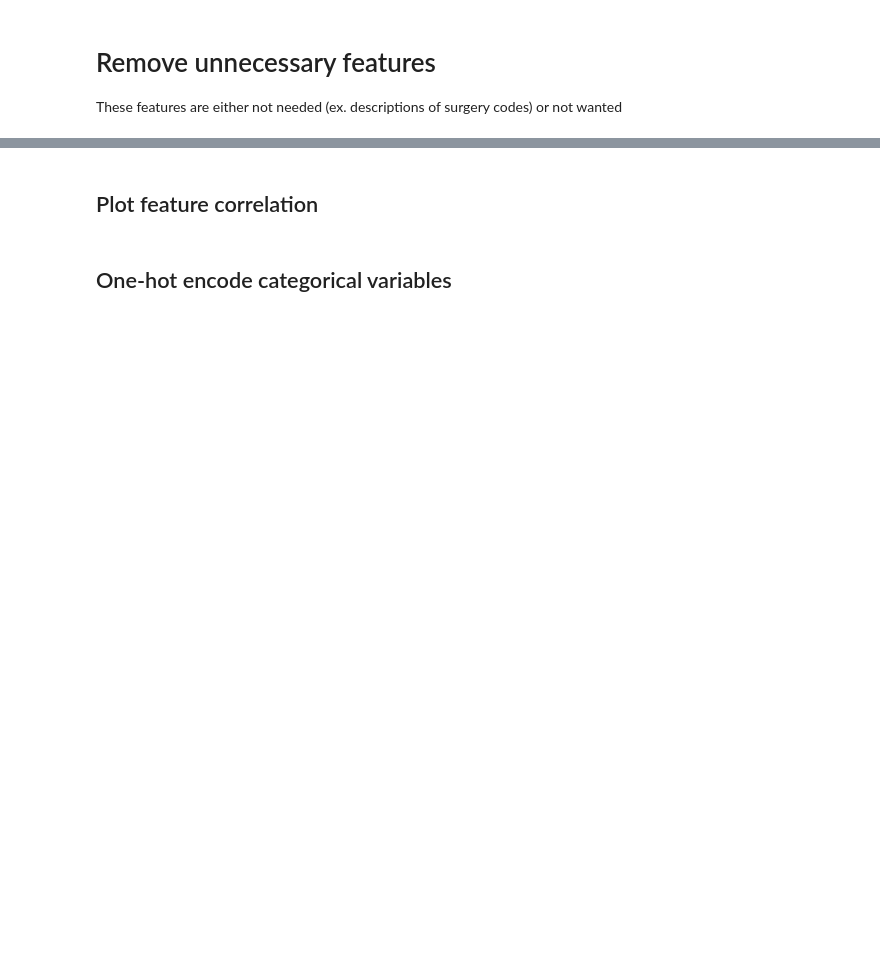
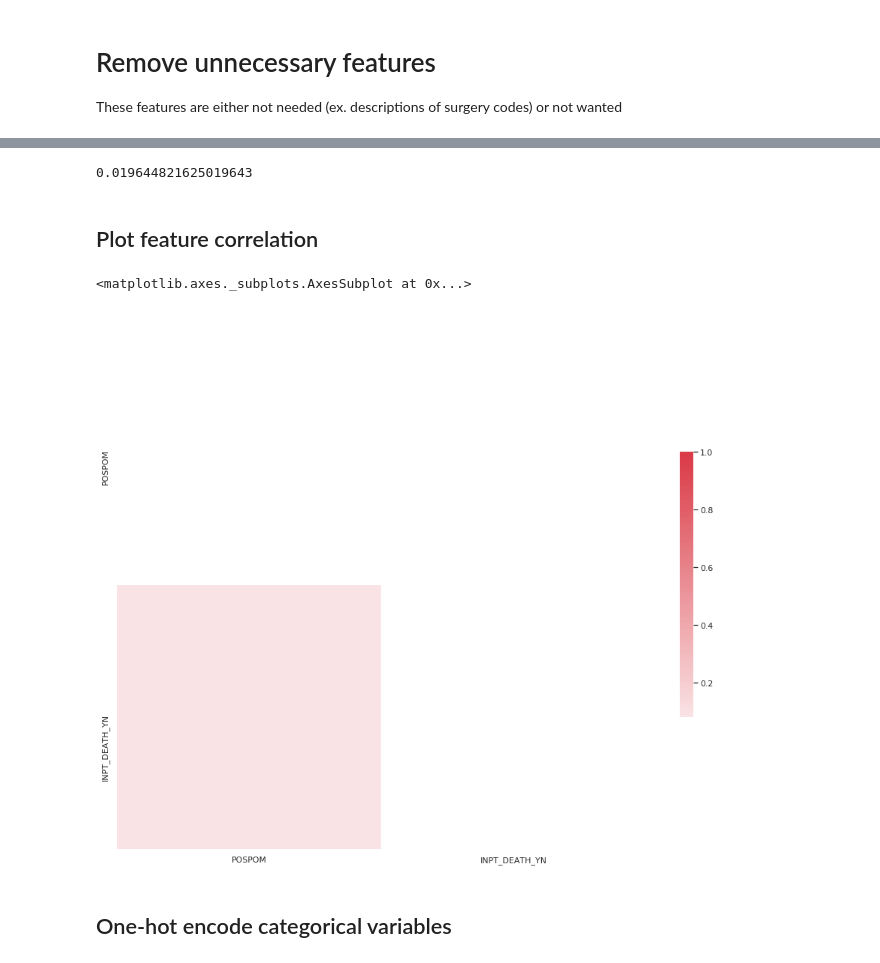
Before and after one commit to brianhill11/PreopMortalityPrediction, a Jupyter notebook: EHR_main.ipynb, the cells around one changed output, grey strips where cells are left out. Cells and saved outputs as stored; diff of their text form; code cells hidden in the pictures; blank space fills up the shorter version.

```diff
--- a/EHR_main.ipynb
+++ b/EHR_main.ipynb
@@ -508,8 +729,8 @@ df = df_no_outliers
 # Remove variables related to lab times (i.e. *.HRS_2_SURGERY)
 If you want to include these variables in the model, comment this block of code
 # %%
-#remove variables that have to do with time
-# cols_to_keep_no_hrs2surgery = [c for c in df.columns if not c.endswith(".HRS_2_SURGERY")]
-# print cols_to_keep_no_hrs2surgery
-# print len(cols_to_keep_no_hrs2surgery)
-# df=df[cols_to_keep_no_hrs2surgery]
+# remove variables that have to do with time
+cols_to_keep_no_hrs2surgery = [c for c in df.columns if not c.endswith("HRS_2_SURGERY")]
+print cols_to_keep_no_hrs2surgery
+print len(cols_to_keep_no_hrs2surgery)
+df=df[cols_to_keep_no_hrs2surgery]
@@ -533,23 +757,30 @@ pd.DataFrame(df[final_features].isnull().sum()/df.shape[0]).apply(lambda x: np.r
+# %%
+df[TARGET_VARIABLE].mean()
+# %% [output]
+0.019644821625019643
 # %% [markdown]
 ## Plot feature correlation
 # %%
 import seaborn as sns
 
 sns.set(style="white")
 
 # Generate a mask for the upper triangle
 mask = np.zeros_like(df.corr(), dtype=np.bool)
 mask[np.triu_indices_from(mask)] = True
 
 # Set up the matplotlib figure
 f, ax = plt.subplots(figsize=(16, 13))
 
 # Generate a custom diverging colormap
 cmap = sns.diverging_palette(220, 10, as_cmap=True)
 
 # Draw the heatmap with the mask and correct aspect ratio
-sns.heatmap(df.corr(), mask=mask, cmap=cmap, vmax=.3, center=0,
+sns.heatmap(df.corr(), mask=mask, cmap=cmap, vmax=1.0, center=0,
             square=True, linewidths=.5, cbar_kws={"shrink": .5})
+# %% [output]
+<matplotlib.axes._subplots.AxesSubplot at 0x...>
+[figure, added]
 # %% [markdown]
 ## One-hot encode categorical variables
 # %%
```
Also changed, not shown: parts of 42 cells of this notebook, 2 other files.
